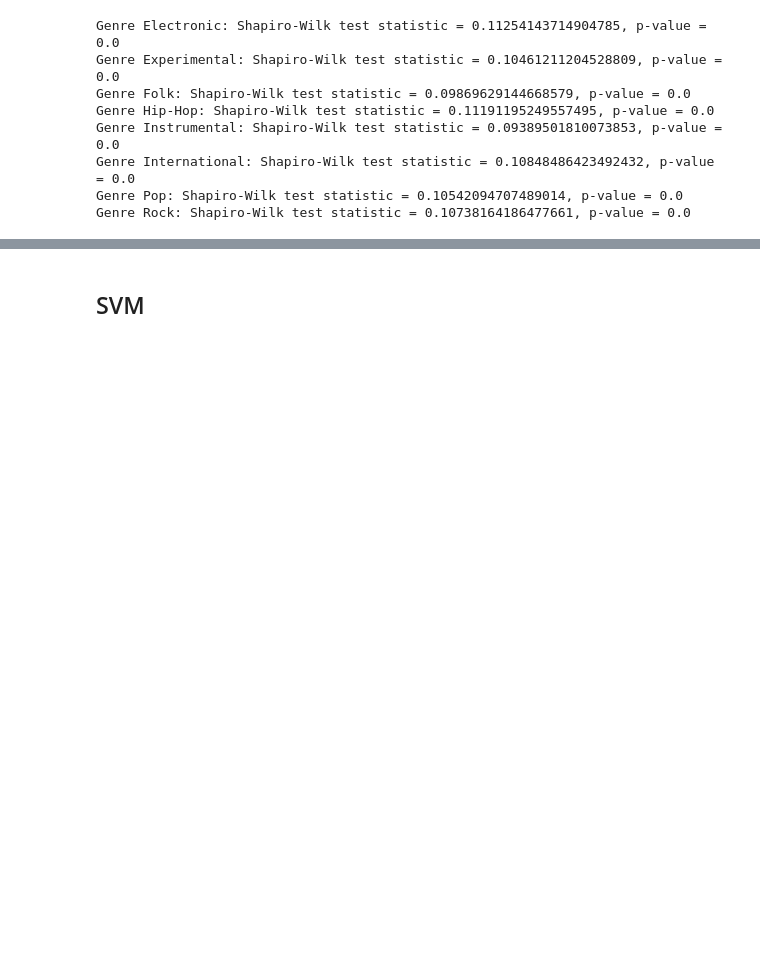
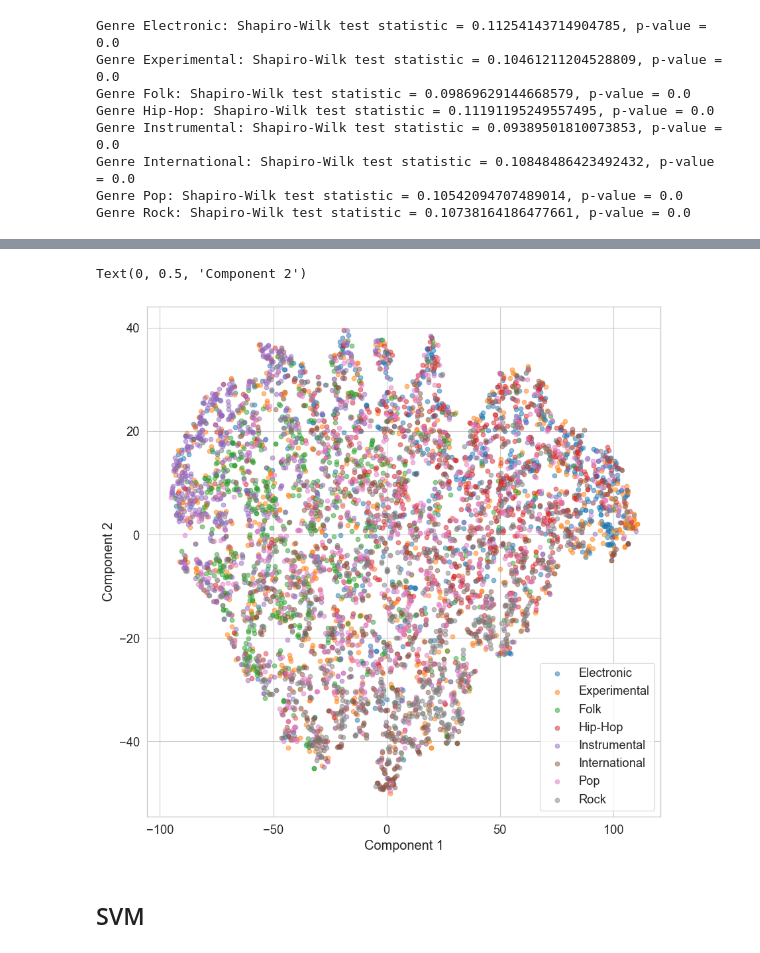
Before and after one commit to Daniel-Lin-S/SML_practical, a Jupyter notebook: AssessedPracticalSamplePythonCode.ipynb, the cells around one changed output, grey strips where cells are left out. Saved outputs shown, nothing was run; the diff lists cells and outputs as text; code cells hidden in the pictures; blank space fills up the shorter version.

```diff
--- a/AssessedPracticalSamplePythonCode.ipynb
+++ b/AssessedPracticalSamplePythonCode.ipynb
@@ -147,3 +181,38 @@ Genre Rock: Shapiro-Wilk test statistic = 0.10738164186477661, p-value = 0.0
+# %%
+from sklearn.model_selection import train_test_split
+from sklearn.preprocessing import StandardScaler
+from sklearn.decomposition import PCA
+from sklearn.discriminant_analysis import LinearDiscriminantAnalysis
+import mrmr
+from mrmr import mrmr_classif
+
+X_all = pd.read_csv('data/X_train.csv', index_col = 0, header=[0, 1, 2]) # inputs of the training set
+y_all = pd.read_csv('data/y_train.csv', index_col = 0) # outputs of the training set
+
+selected_features = mrmr_classif(X_all, y_all, K=250)
+X_reduced = X[selected_features]
+# %%
+from sklearn.manifold import TSNE
+
+# Assuming X_train is your high-dimensional data and y_train are the labels
+X_embedded = TSNE(n_components=2, random_state=42).fit_transform(X_reduced)
+fig, ax = plt.subplots(figsize=(10, 10))
+
+# Create a scatter plot, coloring the points based on y_train labels
+for label in np.unique(y_labelled):
+    # Find points with this label
+    indices = np.where(y_labelled == label)
+    # Plot these points with a label
+    ax.scatter(X_embedded[indices, 0], X_embedded[indices, 1], label=label, alpha=0.5)
+
+ax.legend()
+# ax.set_title(f'2D visualisation of X using t-SNE, PCA with {n_comps} components')
+ax.set_xlabel('Component 1')
+ax.set_ylabel('Component 2')
+# plt.savefig('figures/tsne_lda.png', dpi=300)
+# %% [output]
+Text(0, 0.5, 'Component 2')
+[figure, added]
 # %% [markdown]
 ## SVM
 # %%
```
Also changed, not shown: parts of 6 cells of this notebook, 2 other files.
